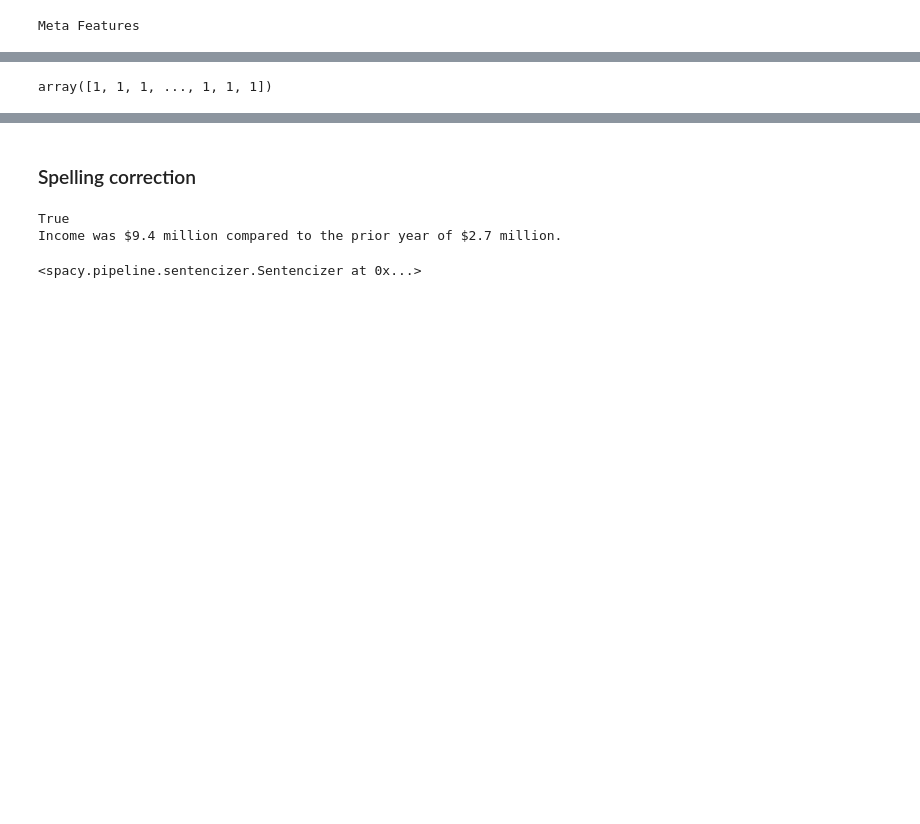
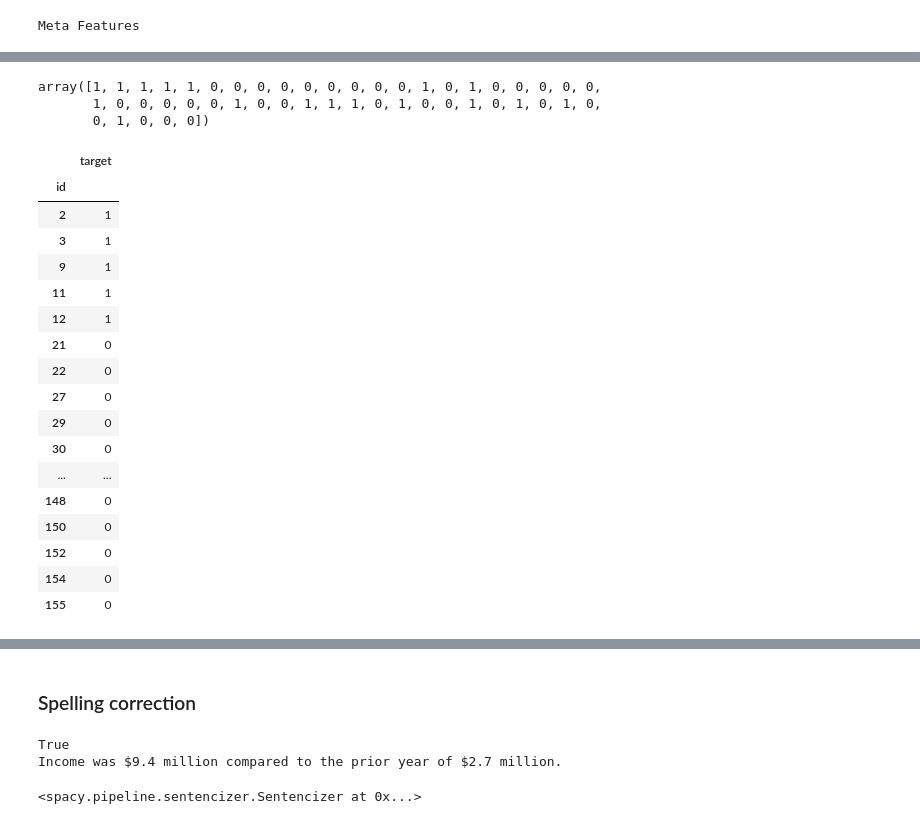
Before and after one commit to Julia117/learning_data_science, a Jupyter notebook: nlp-getting-started/nlp_getting_started.ipynb, the cells around one changed output, grey strips where cells are left out. Cells and saved outputs as stored; diff of their text form; code cells hidden in the pictures; blank space fills up the shorter version.

```diff
--- a/nlp-getting-started/nlp_getting_started.ipynb
+++ b/nlp-getting-started/nlp_getting_started.ipynb
@@ -370,7 +341,32 @@ prediction = pipe.predict(test_data.text)
 # %%
-prediction
+prediction[1:50]
 # %% [output]
-array([1, 1, 1, ..., 1, 1, 1])
+array([1, 1, 1, 1, 1, 0, 0, 0, 0, 0, 0, 0, 0, 0, 1, 0, 1, 0, 0, 0, 0, 0,
+       1, 0, 0, 0, 0, 0, 1, 0, 0, 1, 1, 1, 0, 1, 0, 0, 1, 0, 1, 0, 1, 0,
+       0, 1, 0, 0, 0])
+# %%
+old_sub = pd.read_csv('out.csv', index_col=0)
+# %%
+old_sub[1:50]
+# %% [output]
+|  | target |
+| id |  |
+| 2 | 1 |
+| 3 | 1 |
+| 9 | 1 |
+| 11 | 1 |
+| 12 | 1 |
+| 21 | 0 |
+| 22 | 0 |
+| 27 | 0 |
+| 29 | 0 |
+| 30 | 0 |
+| ... | ... |
+| 148 | 0 |
+| 150 | 0 |
+| 152 | 0 |
+| 154 | 0 |
+| 155 | 0 |
 # %%
 submission = pd.read_csv('nlp-getting-started/sample_submission.csv', index_col=0)
 # %%
```
Also changed, not shown: parts of 16 cells of this notebook.
